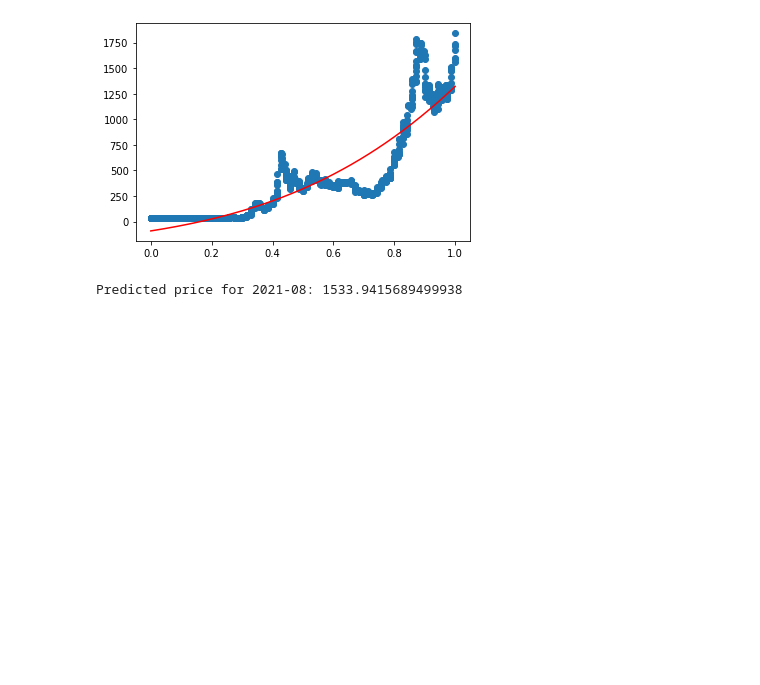
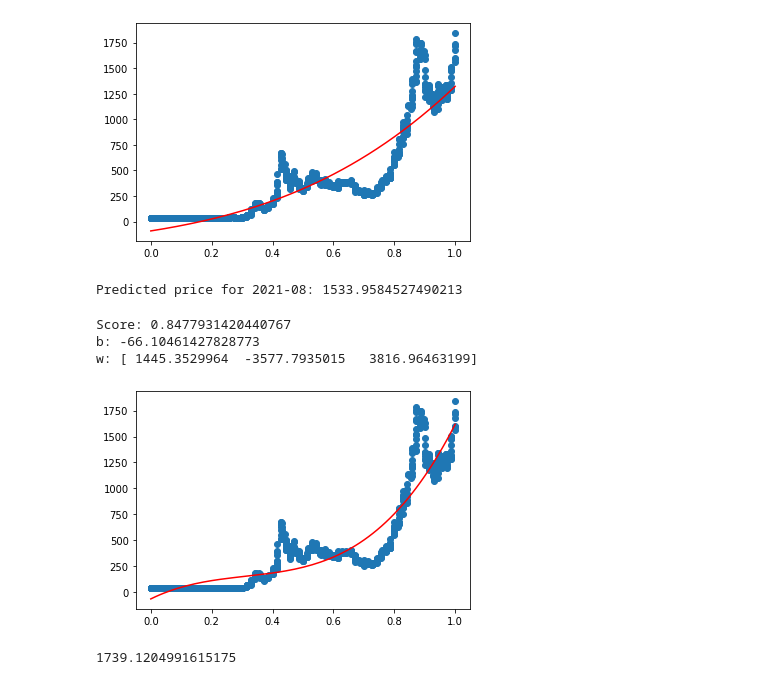
Before and after one commit to Girion-dev/Machine-Learning, a Jupyter notebook: Algorithms/Polynomial-Regression.ipynb, the cells around one changed output. Saved outputs shown, nothing was run; the diff lists cells and outputs as text; code cells hidden in the pictures; blank space fills up the shorter version.

Commit message:
Added Polynomial Regression with sklearn

```diff
--- a/Algorithms/Polynomial-Regression.ipynb
+++ b/Algorithms/Polynomial-Regression.ipynb
@@ -144,7 +144,7 @@ plt.show()
 # %%
 # Prediction
 X_predict = feature_scaling(202509, X_min, X_max)
-y = predict(X_predict, X, w, b)
-print("Predicted price for 2021-08: " + str(y))
+y_pred = predict(X_predict, X, w, b)
+print("Predicted price for 2021-08: " + str(y_pred))
 # %% [output]
-Predicted price for 2021-08: 1533.9415689499938
+Predicted price for 2021-08: 1533.9584527490213
@@ -150,0 +155,22 @@ Predicted price for 2021-08: 1533.9415689499938
+# %%
+model = LinearRegression().fit(X, y)
+# %%
+score = model.score(X, y)
+print("Score: " + str(score))
+print("b: " + str(model.intercept_))
+print("w: " + str(model.coef_))
+# %% [output]
+Score: 0.8477931420440767
+b: -66.10461427828773
+w: [ 1445.3529964  -3577.7935015   3816.96463199]
+# %%
+plt.plot(X[:, 0], (model.intercept_ + model.coef_[0] * X[:, 0] + model.coef_[1] * X2 + model.coef_[2] * X3).T, "-r")
+plt.scatter(X[:, 0].T, y)
+plt.show()
+# %% [output]
+[figure, added]
+# %%
+y_pred = model.intercept_ + np.sum(model.coef_ * feature_scaling(202509, X_min, X_max))
+print(y_pred)
+# %% [output]
+1739.1204991615175
```
Also changed, not shown: parts of 4 cells of this notebook, 2 other files.
